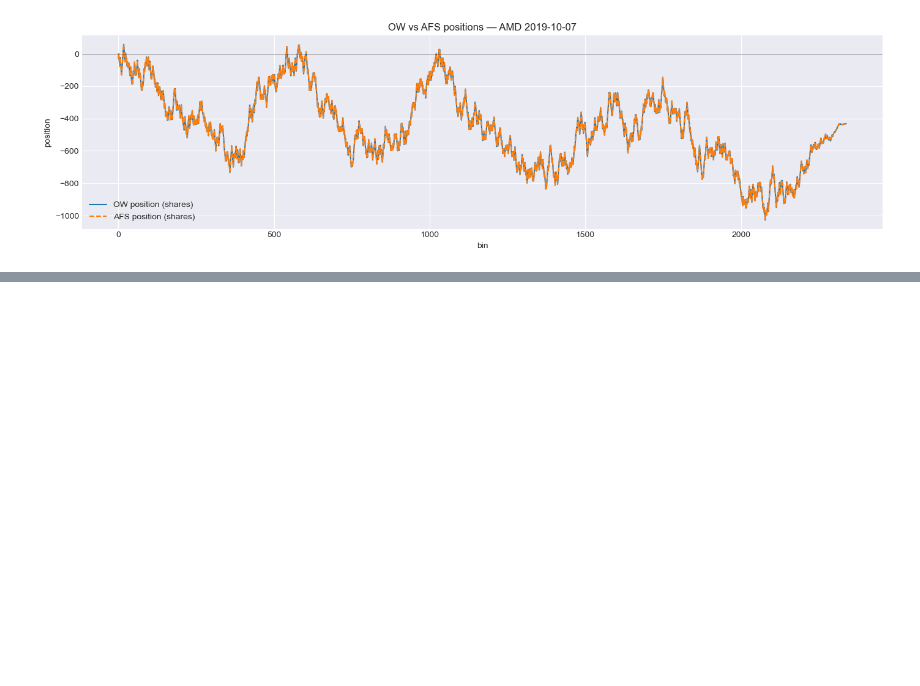
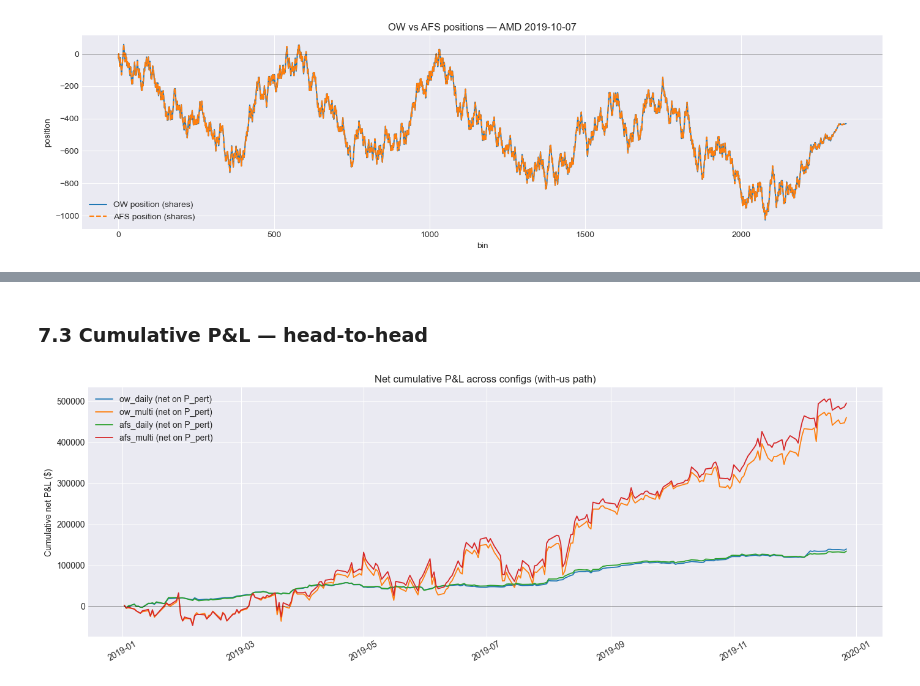
Before and after one commit to christopher-dybdahl/price_impact_optimal_execution, a Jupyter notebook: final_pipeline.ipynb, the cells around one changed output, grey strips where cells are left out. Saved outputs shown, nothing was run; the diff lists cells and outputs as text; code cells hidden in the pictures; blank space fills up the shorter version.

```diff
--- a/final_pipeline.ipynb
+++ b/final_pipeline.ipynb
@@ -643,0 +605,16 @@ Outstanding work:
+# %% [markdown]
+### 7.3 Cumulative P&L — head-to-head
+# %%
+fig, ax = plt.subplots(figsize=(14, 5))
+for name, out in runs.items():
+    cum = pi.cumulative_pnl(out.daily, "pnl_pert")
+    ax.plot(cum.index, cum.values, label=f"{name} (net on P_pert)", lw=1.3)
+ax.axhline(0, color="k", lw=0.5)
+ax.set_ylabel("Cumulative net P&L ($)")
+ax.set_title("Net cumulative P&L across configs (with-us path)")
+ax.legend()
+ax.tick_params(axis="x", rotation=30)
+plt.tight_layout()
+plt.show()
+# %% [output]
+[figure, added]
```
Also changed, not shown: parts of 23 cells of this notebook.
